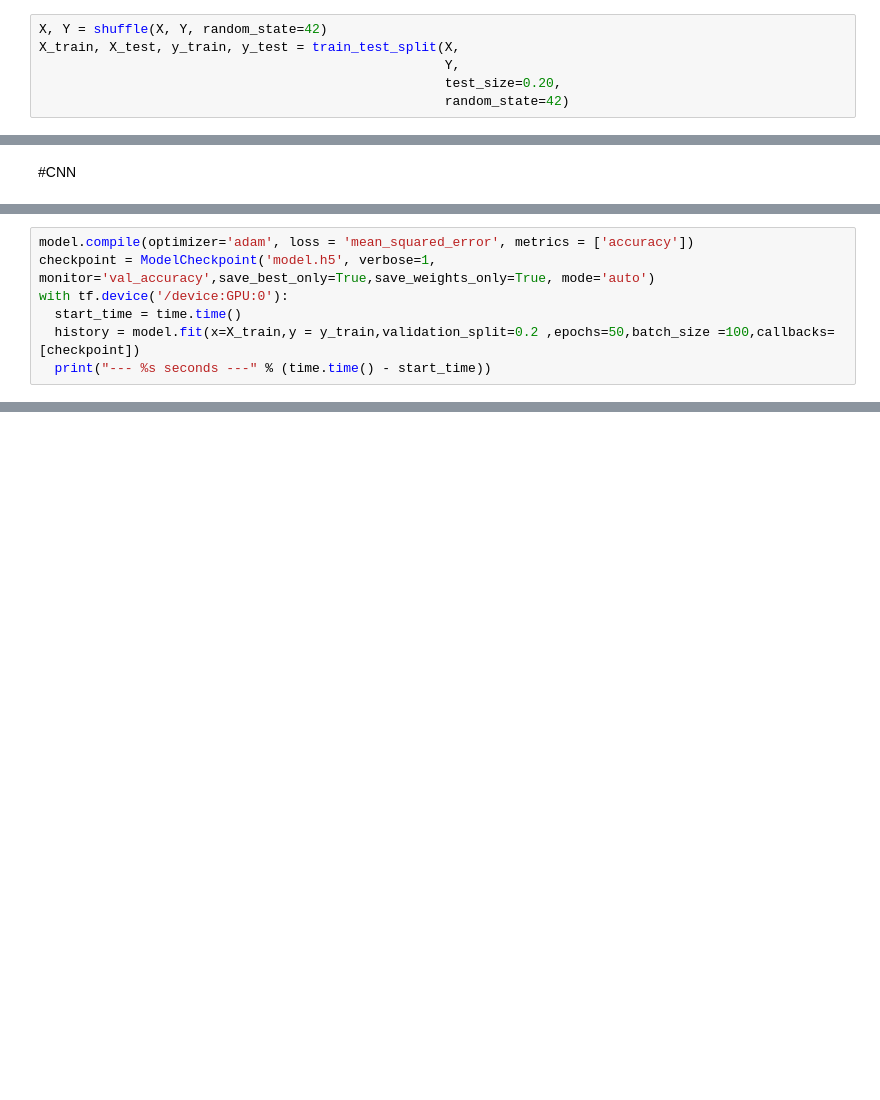
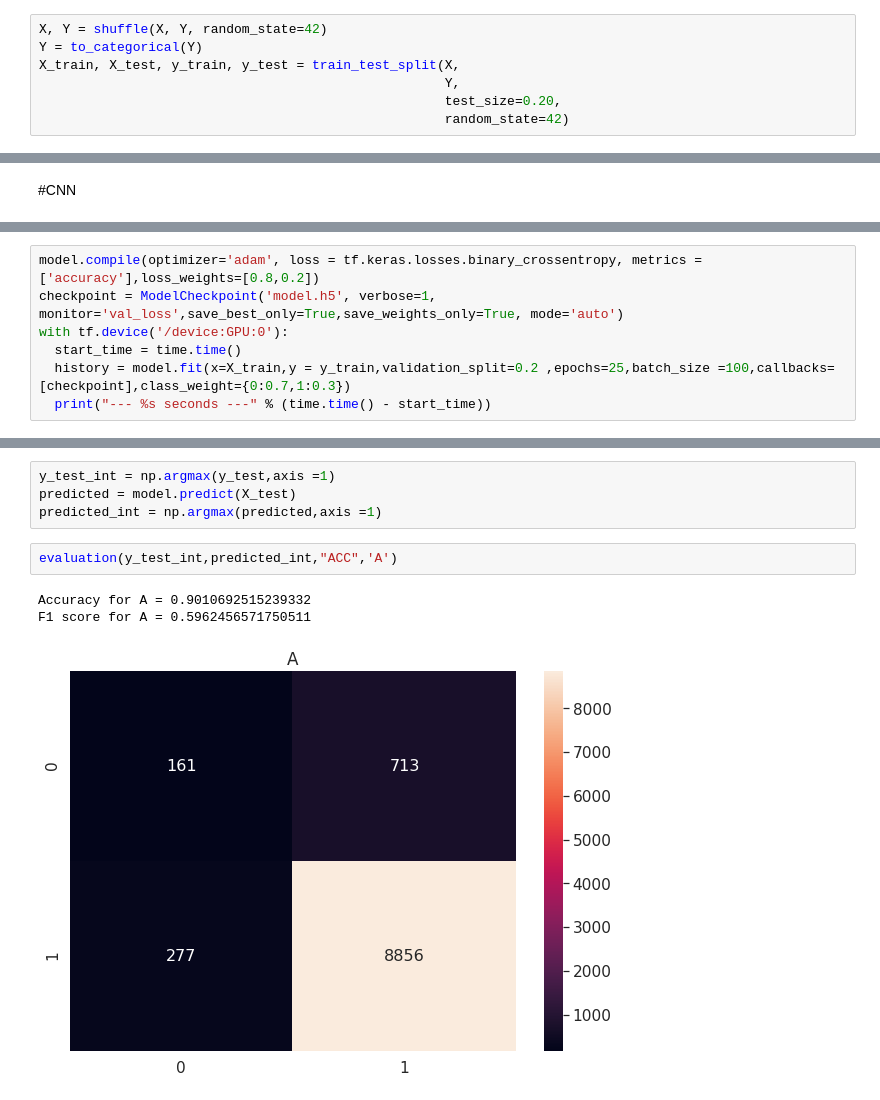
Before and after one commit to mahsaghn/Digikala-Comments-Analysis, a Jupyter notebook: comment_analysis.ipynb, the cells around one changed output, grey strips where cells are left out. Drawn from its saved outputs; the diff is of its cells as text; blank space fills up the shorter version.

```diff
--- a/comment_analysis.ipynb
+++ b/comment_analysis.ipynb
@@ -459,5 +467,6 @@ Y shape is  (60035,)
 # %%
 X, Y = shuffle(X, Y, random_state=42)
+Y = to_categorical(Y)
 X_train, X_test, y_train, y_test = train_test_split(X,
                                                     Y,
                                                     test_size=0.20,
@@ -509,8 +541,8 @@ X_train.shape
 # %%
-model.compile(optimizer='adam', loss = 'mean_squared_error', metrics = ['accuracy'])
-checkpoint = ModelCheckpoint('model.h5', verbose=1, monitor='val_accuracy',save_best_only=True,save_weights_only=True, mode='auto')
+model.compile(optimizer='adam', loss = tf.keras.losses.binary_crossentropy, metrics = ['accuracy'],loss_weights=[0.8,0.2])
+checkpoint = ModelCheckpoint('model.h5', verbose=1, monitor='val_loss',save_best_only=True,save_weights_only=True, mode='auto')
 with tf.device('/device:GPU:0'):
   start_time = time.time()
-  history = model.fit(x=X_train,y = y_train,validation_split=0.2 ,epochs=50,batch_size =100,callbacks=[checkpoint])
+  history = model.fit(x=X_train,y = y_train,validation_split=0.2 ,epochs=25,batch_size =100,callbacks=[checkpoint],class_weight={0:0.7,1:0.3})
   print("--- %s seconds ---" % (time.time() - start_time))
 # %% [output]
@@ -544,0 +572,10 @@ np.argwhere(y_tested==2).shape
+# %%
+y_test_int = np.argmax(y_test,axis =1)
+predicted = model.predict(X_test)
+predicted_int = np.argmax(predicted,axis =1)
+# %%
+evaluation(y_test_int,predicted_int,"ACC",'A')
+# %% [output]
+Accuracy for A = 0.9010692515239332
+F1 score for A = 0.5962456571750511
+[figure, added]
```
Also changed, not shown: parts of 18 cells of this notebook.
